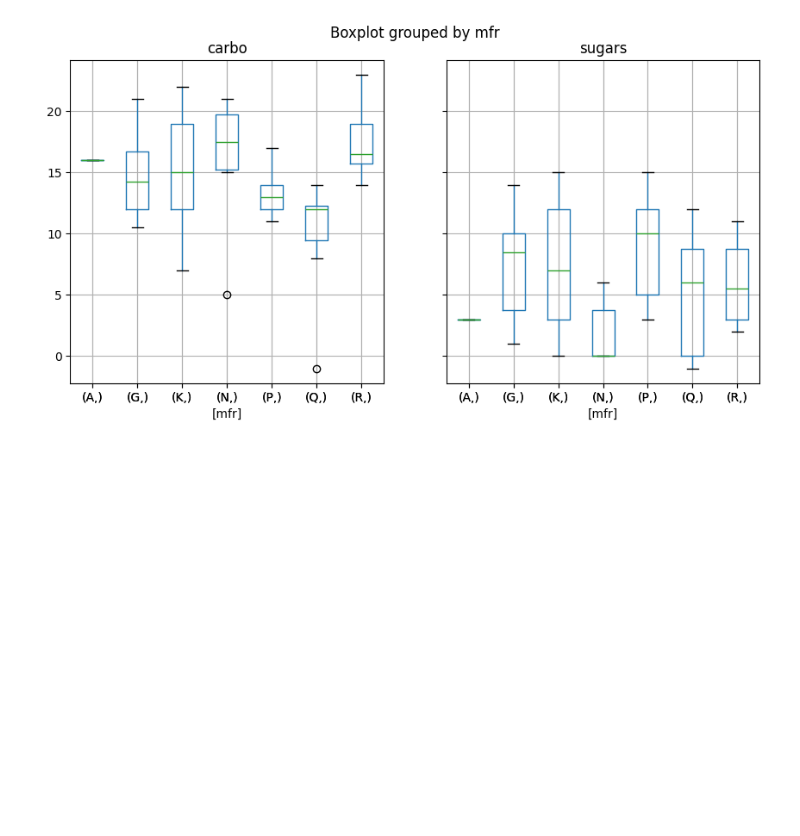
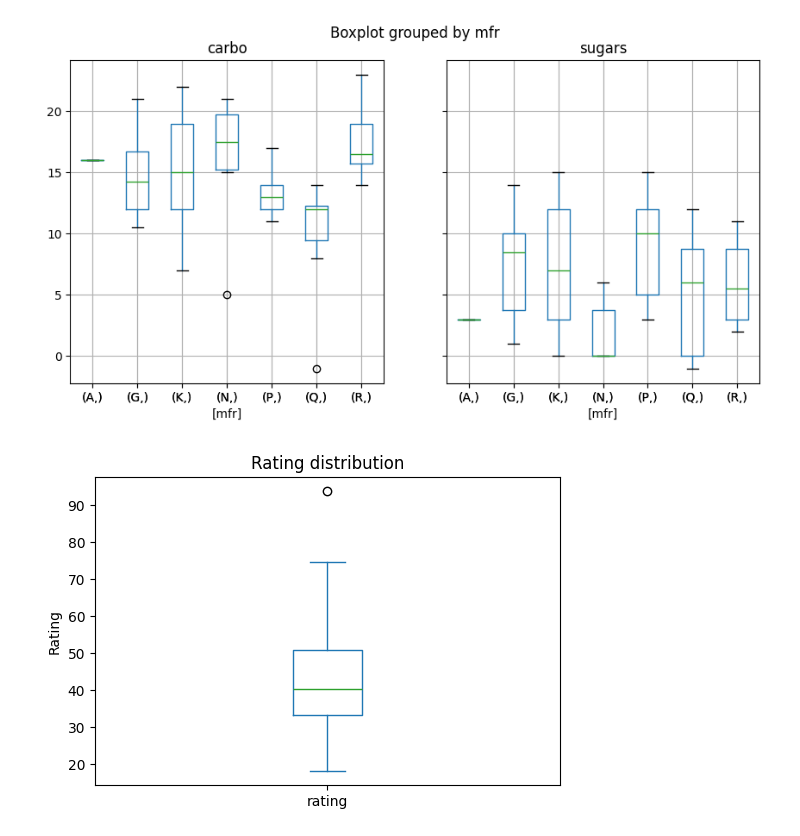
Before and after one commit to Sru-j/daily_lab_activities, a Jupyter notebook: box_plot_mine.ipynb, the cells around one changed output. Drawn from its saved outputs; the diff is of its cells as text; code cells hidden in the pictures; blank space fills up the shorter version.

```diff
--- a/box_plot_mine.ipynb
+++ b/box_plot_mine.ipynb
@@ -157,3 +157,13 @@ df[['rating' , 'calories']].plot(kind='box')
 df.boxplot(column =['carbo','sugars'],by=['mfr'],figsize=(10,5));
 # %% [output]
 [figure]
+# %%
+plt.figure(figsize=(6,4))
+
+df['rating'].plot(kind='box')
+
+plt.title("Rating distribution")
+plt.ylabel("Rating")
+plt.show()
+# %% [output]
+[figure, added]
```
Also changed, not shown: parts of 12 cells of this notebook.
